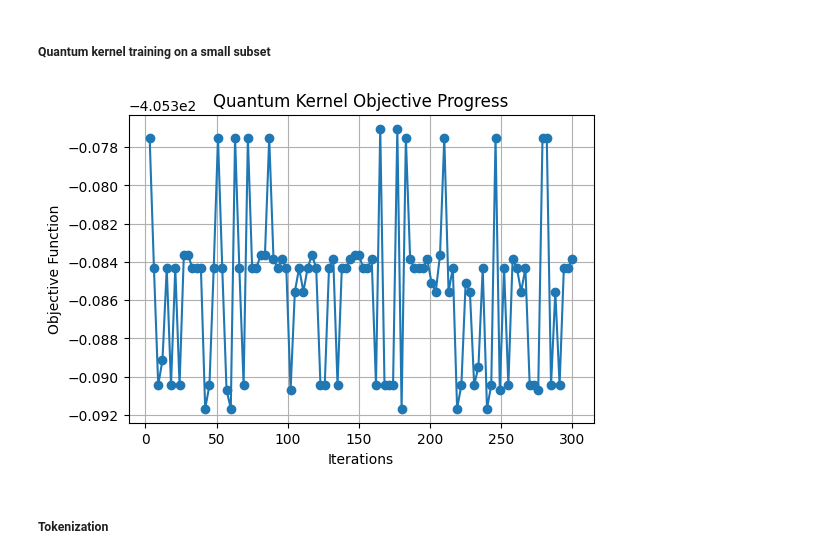
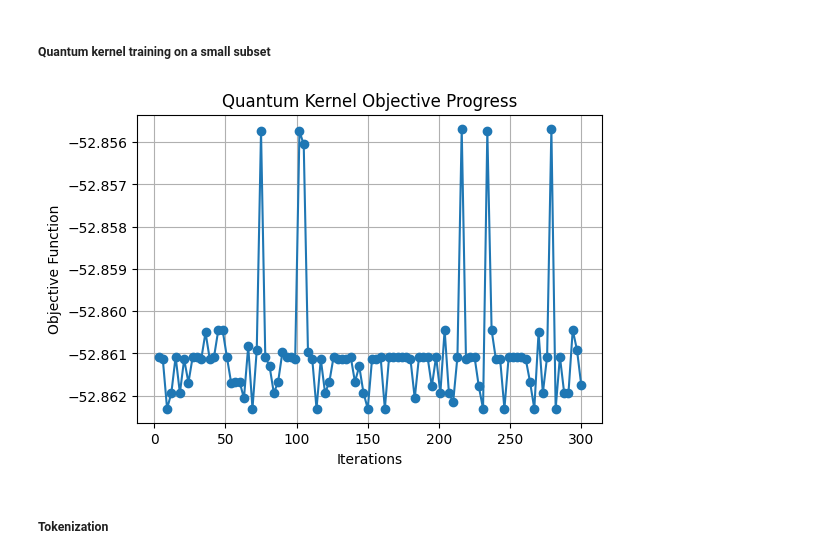
Before and after one commit to ketayon/QUANTUM_LLM, a Jupyter notebook: quantum_kernel_LLM.ipynb, the cells around one changed output. Drawn from its saved outputs; the diff is of its cells as text; code cells hidden in the pictures.

```diff
--- a/quantum_kernel_LLM.ipynb
+++ b/quantum_kernel_LLM.ipynb
@@ -140,8 +122,8 @@ X_test_reduced = pca.transform(X_test_scaled)
 # %% [markdown]
 ##### Quantum kernel training on a small subset
 # %%
-X_train_quantum = X_train_reduced[:100]
-y_train_quantum = y_train[:100]
+X_train_quantum = X_train_reduced[:50]
+y_train_quantum = y_train[:50]
 
 num_qubits = 3
 num_features = X_train_reduced.shape[1]
@@ -196,34 +178,34 @@ class QKTCallback:
             plt.close()
 
     def get_callback_data(self):
         return self._data
 
     def clear_callback_data(self):
         self._data = [[] for i in range(5)]
 
 
 cb_qkt = QKTCallback()
 ansatz = build_ansatz(num_qubits, x_params, theta_params, layers)
 backend = AerSimulator(method='density_matrix')
 fidelity = ComputeUncompute(sampler=Sampler())
 spsa_opt = SPSA(maxiter=100, callback=cb_qkt.callback, learning_rate=0.0001, perturbation=0.0001)
 
 qkt = QuantumKernelTrainer(
     quantum_kernel=TrainableFidelityQuantumKernel(
         fidelity=fidelity,
         feature_map=ansatz,
         training_parameters=theta_params,
     ),
     loss=SVCLoss(),
     optimizer=spsa_opt,
     initial_point=np.random.randn(len(theta_params)) * 0.1,
 )
 
 print("Training quantum kernel on subset...")
 result = qkt.fit(X_train_quantum, y_train_quantum)
 kernel = result.quantum_kernel
 # %% [output]
-[figure, old version]
+[figure, new version]
 # %% [markdown]
 ##### Tokenization
 # %%
```
Also changed, not shown: parts of 12 cells of this notebook, 1 other file.
